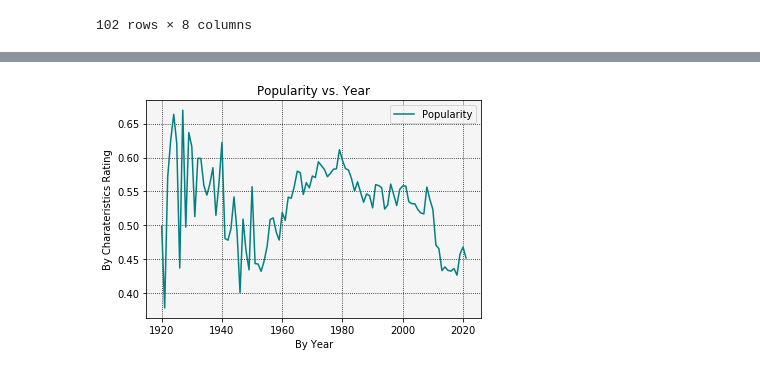
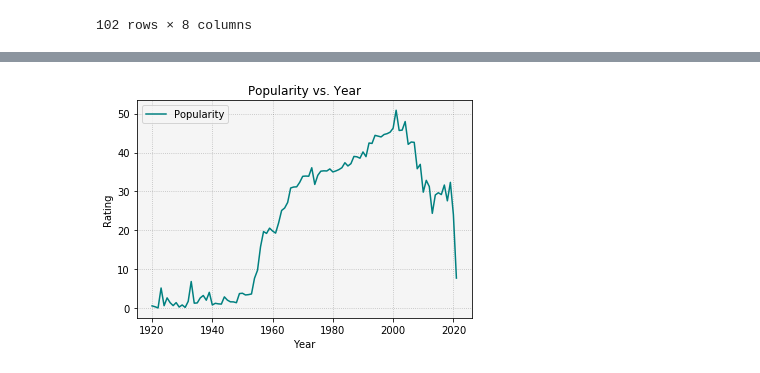
Before and after one commit to ztcnrh/Spotify-Music-Analysis, a Jupyter notebook: analysis/time_series_analysis.ipynb, the cells around one changed output, grey strips where cells are left out. Cells and saved outputs as stored; diff of their text form; code cells hidden in the pictures.

```diff
--- a/analysis/time_series_analysis.ipynb
+++ b/analysis/time_series_analysis.ipynb
@@ -165,12 +166,12 @@ plt.show()
 # %%
-plt.plot(year_df['year'], year_df.iloc[:,6], label='Loudness', color='navy')
+# Loudness
+plt.plot(year_df['year'], year_df.iloc[:,7], label='Loudness', color='navy')
 
-plt.rcParams['axes.facecolor'] = '#F5F5F5'
-plt.grid(True, color='k', linestyle=':')
+plt.grid(True, color='k', linestyle=':', alpha=0.25)
 plt.title("Loudness vs. Year")
-plt.xlabel("By Year")
-plt.ylabel("By Charateristics Rating")
-plt.legend(bbox_to_anchor=(1, 1))
+plt.xlabel("Year")
+plt.ylabel("Rating")
+plt.legend(loc='best')
 
 plt.show()
 # %% [output]
@@ -178,13 +179,12 @@ plt.show()
 # %%
-plt.plot(year_df['year'], year_df.iloc[:,8], label='Tempo', color='m')
+# Popularity
+plt.plot(year_df['year'], year_df.iloc[:,9], label='Tempo', color='m')
 
-plt.rcParams['axes.facecolor'] = '#F5F5F5'
-plt.grid(True, color='k', linestyle=':')
+plt.grid(True, color='k', linestyle=':', alpha=0.25)
 plt.title("Tempo vs. Year")
-plt.xlabel("By Year")
-plt.ylabel("By Charateristics Rating")
-plt.legend(bbox_to_anchor=(1, 1))
-# plt.figure(figsize=(100,25000))
+plt.xlabel("Year")
+plt.ylabel("Rating")
+plt.legend(loc='best')
 
 plt.show()
 # %% [output]
@@ -192,13 +192,13 @@ plt.show()
 # %%
-plt.plot(year_df['year'], year_df.iloc[:,10], label='Popularity', color='teal')
+# Popularity
+plt.plot(year_df['year'], year_df.iloc[:,11], label='Popularity', color='teal')
 
-plt.rcParams['axes.facecolor'] = '#F5F5F5'
-plt.grid(True, color='k', linestyle=':')
+plt.grid(True, color='k', linestyle=':', alpha=0.25)
 plt.title("Popularity vs. Year")
-plt.xlabel("By Year")
-plt.ylabel("By Charateristics Rating")
-plt.legend(bbox_to_anchor=(1, 1))
+plt.xlabel("Year")
+plt.ylabel("Rating")
+plt.legend(loc='best')
 
 plt.show()
 # %% [output]
-[figure, old version]
+[figure, new version]
```
Also changed, not shown: parts of 13 cells of this notebook, 1 other file.
